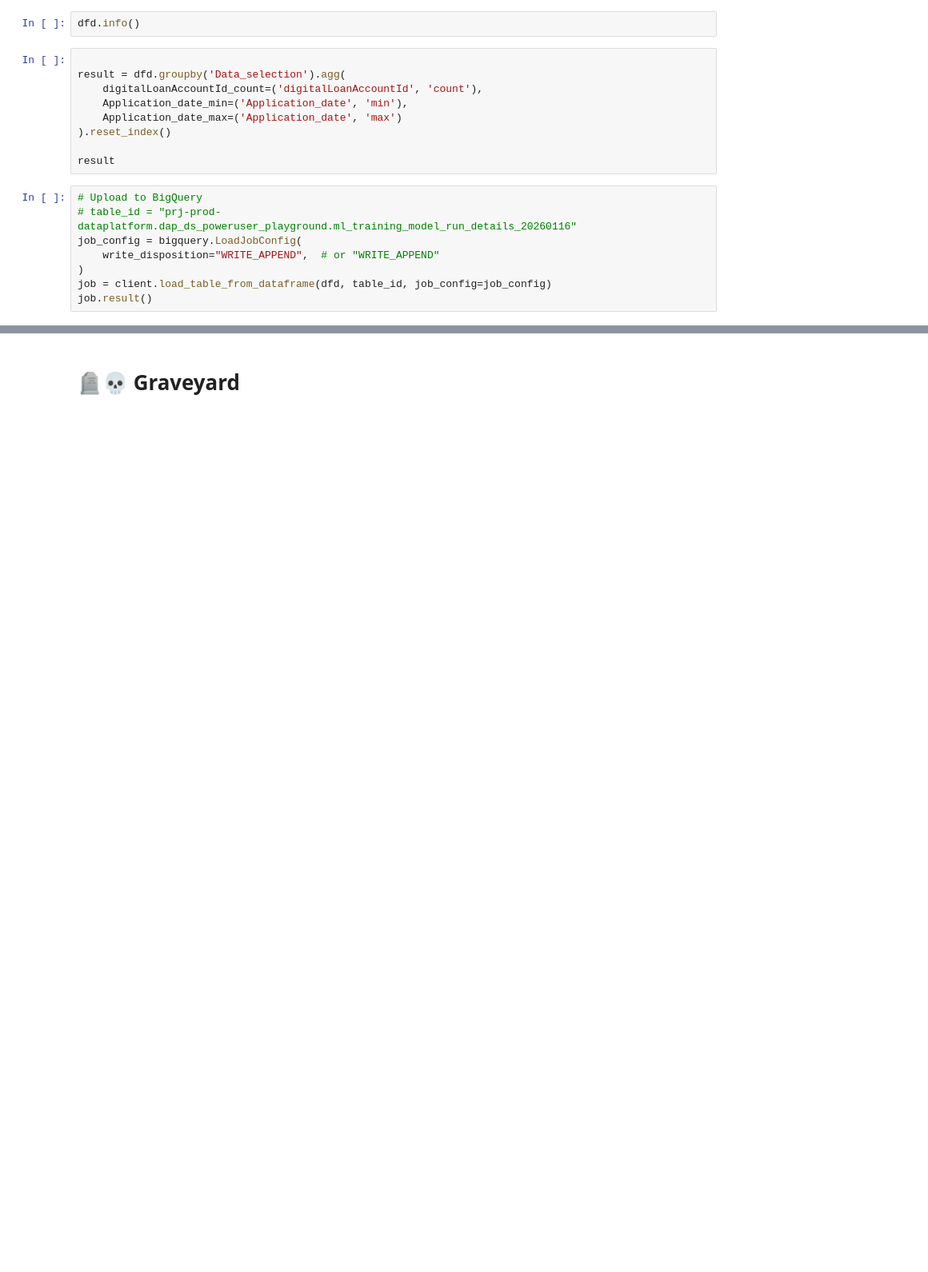
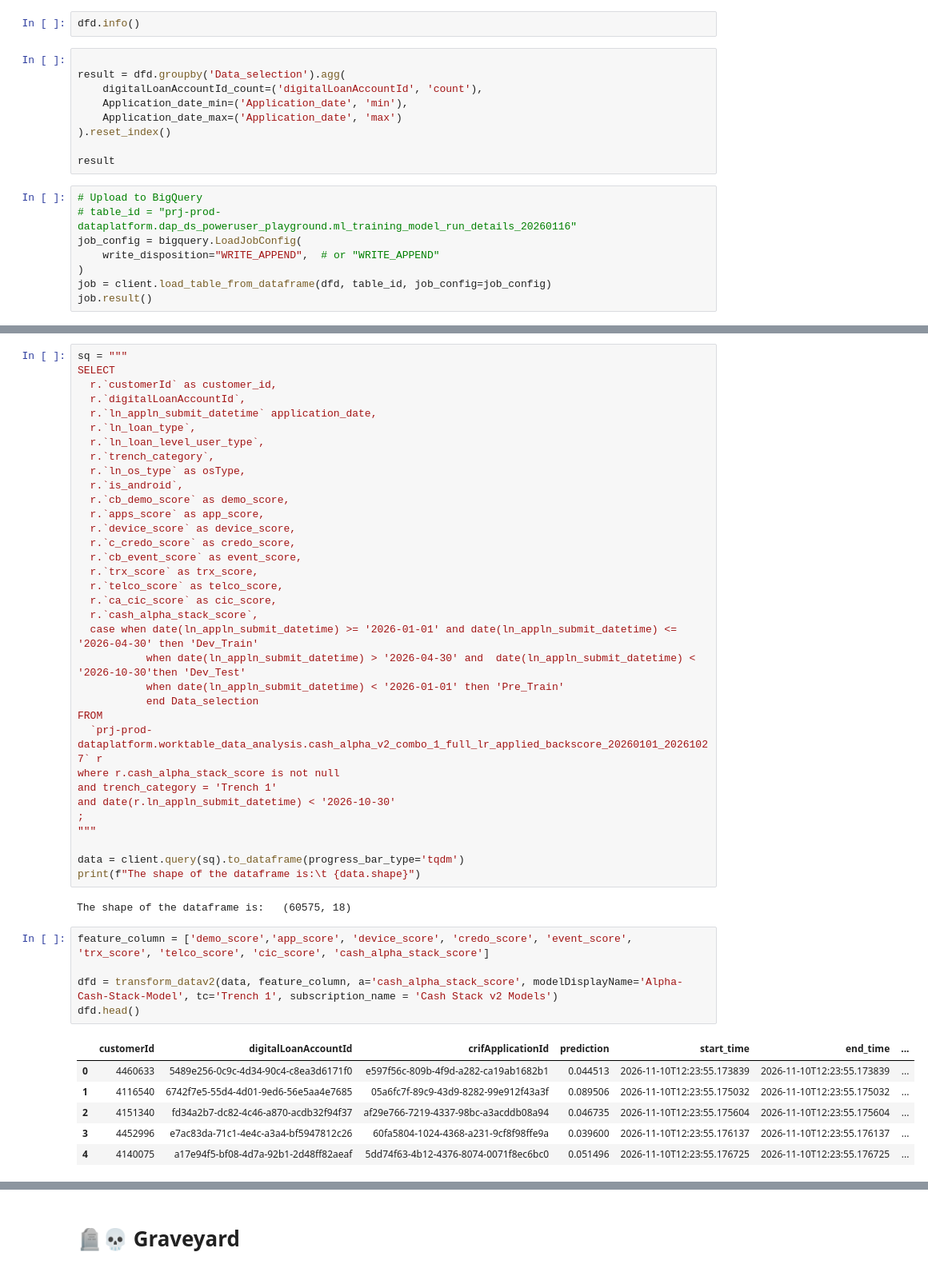
Before and after one commit to dchakroborti-tonik/Gini_Monitoring, a Jupyter notebook: Gini_Training_Data_Preparation/psi_training_20260915_v2.ipynb, the cells around one changed output, grey strips where cells are left out. Shown at 80% size. Drawn from its saved outputs; the diff is of its cells as text; blank space fills up the shorter version.

Commit message:
Added v2 alpha beta cash stack training and Updated gini credo score to remove error

```diff
--- a/Gini_Training_Data_Preparation/psi_training_20260915_v2.ipynb
+++ b/Gini_Training_Data_Preparation/psi_training_20260915_v2.ipynb
@@ -1368,0 +1391,48 @@ job.result()
+# %%
+sq = """
+SELECT
+  r.`customerId` as customer_id,
+  r.`digitalLoanAccountId`,
+  r.`ln_appln_submit_datetime` application_date,
+  r.`ln_loan_type`,
+  r.`ln_loan_level_user_type`,
+  r.`trench_category`,
+  r.`ln_os_type` as osType,
+  r.`is_android`,
+  r.`cb_demo_score` as demo_score,
+  r.`apps_score` as app_score,
+  r.`device_score` as device_score,
+  r.`c_credo_score` as credo_score,
+  r.`cb_event_score` as event_score,
+  r.`trx_score` as trx_score,
+  r.`telco_score` as telco_score,
+  r.`ca_cic_score` as cic_score,
+  r.`cash_alpha_stack_score`,
+  case when date(ln_appln_submit_datetime) >= '2026-01-01' and date(ln_appln_submit_datetime) <= '2026-04-30' then 'Dev_Train'
+           when date(ln_appln_submit_datetime) > '2026-04-30' and  date(ln_appln_submit_datetime) < '2026-10-30'then 'Dev_Test'
+           when date(ln_appln_submit_datetime) < '2026-01-01' then 'Pre_Train'
+           end Data_selection
+FROM
+  `prj-prod-dataplatform.worktable_data_analysis.cash_alpha_v2_combo_1_full_lr_applied_backscore_20260101_20261027` r
+where r.cash_alpha_stack_score is not null
+and trench_category = 'Trench 1'
+and date(r.ln_appln_submit_datetime) < '2026-10-30'
+;
+"""
+
+data = client.query(sq).to_dataframe(progress_bar_type='tqdm')
+print(f"The shape of the dataframe is:\t {data.shape}")
+# %% [output]
+The shape of the dataframe is:   (60575, 18)
+# %%
+feature_column = ['demo_score','app_score', 'device_score', 'credo_score', 'event_score', 'trx_score', 'telco_score', 'cic_score', 'cash_alpha_stack_score']
+
+dfd = transform_datav2(data, feature_column, a='cash_alpha_stack_score', modelDisplayName='Alpha-Cash-Stack-Model', tc='Trench 1', subscription_name = 'Cash Stack v2 Models')
+dfd.head()
+# %% [output]
+|  | customerId | digitalLoanAccountId | crifApplicationId | prediction | start_time | end_time | ... |
+| 0 | 4460633 | 5489e256-0c9c-4d34-90c4-c8ea3d6171f0 | e597f56c-809b-4f9d-a282-ca19ab1682b1 | 0.044513 | 2026-11-10T12:23:55.173839 | 2026-11-10T12:23:55.173839 | ... |
+| 1 | 4116540 | 6742f7e5-55d4-4d01-9ed6-56e5aa4e7685 | 05a6fc7f-89c9-43d9-8282-99e912f43a3f | 0.089506 | 2026-11-10T12:23:55.175032 | 2026-11-10T12:23:55.175032 | ... |
+| 2 | 4151340 | fd34a2b7-dc82-4c46-a870-acdb32f94f37 | af29e766-7219-4337-98bc-a3acddb08a94 | 0.046735 | 2026-11-10T12:23:55.175604 | 2026-11-10T12:23:55.175604 | ... |
+| 3 | 4452996 | e7ac83da-71c1-4e4c-a3a4-bf5947812c26 | 60fa5804-1024-4368-a231-9cf8f98ffe9a | 0.039600 | 2026-11-10T12:23:55.176137 | 2026-11-10T12:23:55.176137 | ... |
+| 4 | 4140075 | a17e94f5-bf08-4d7a-92b1-2d48ff82aeaf | 5dd74f63-4b12-4376-8074-0071f8ec6bc0 | 0.051496 | 2026-11-10T12:23:55.176725 | 2026-11-10T12:23:55.176725 | ... |
```
Also changed, not shown: parts of 43 cells of this notebook, 5 other files.
